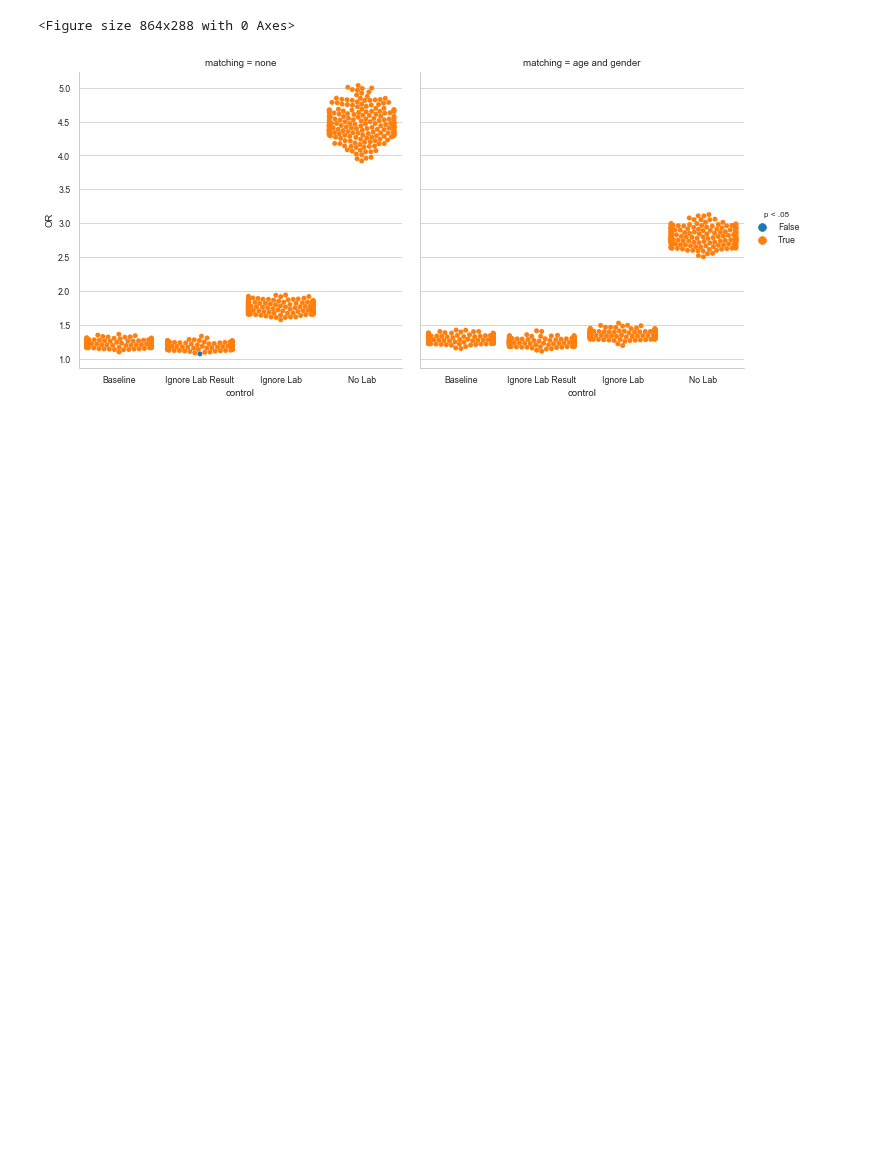
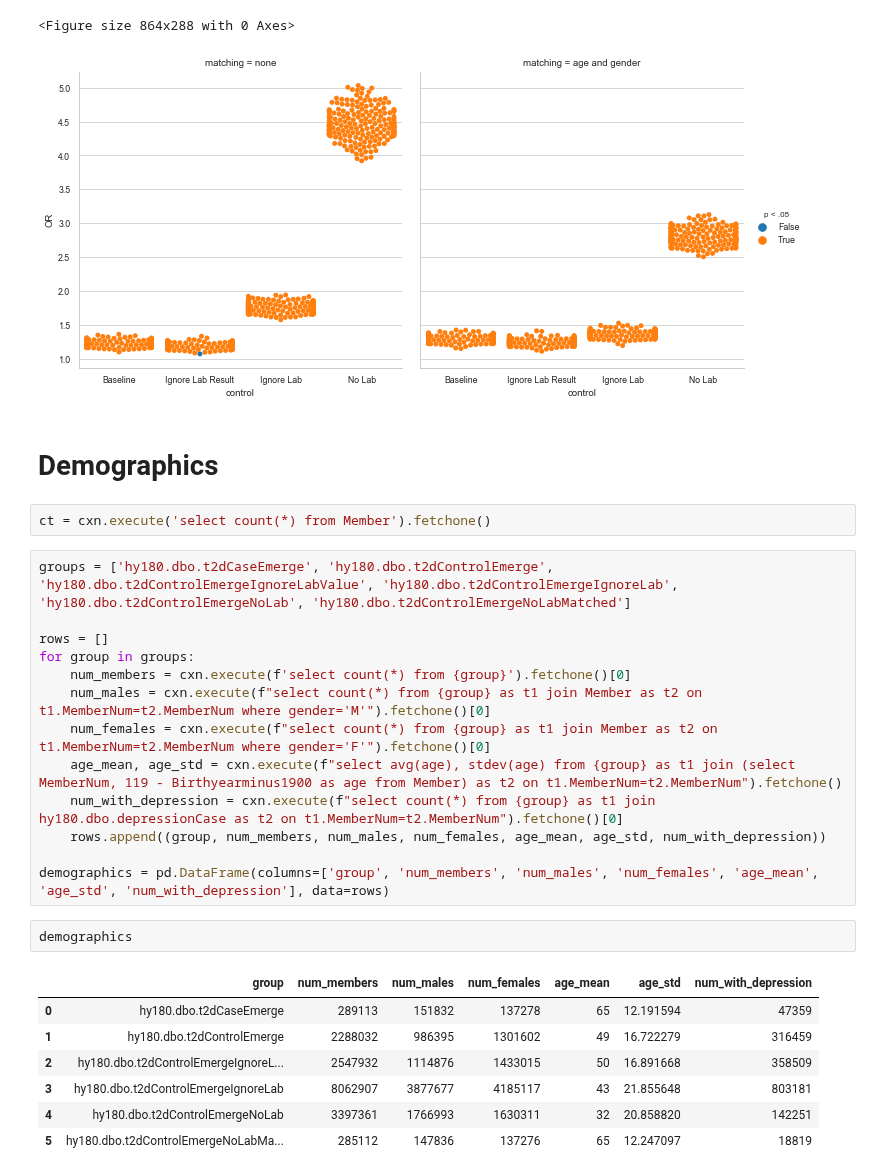
Before and after one commit to brettbj/association-robustness, a Jupyter notebook: Paper figs.ipynb, the cells around one changed output. Cells and saved outputs as stored; diff of their text form; blank space fills up the shorter version.

```diff
--- a/Paper figs.ipynb
+++ b/Paper figs.ipynb
@@ -154,3 +158,30 @@ ax.set_xticklabels(['Baseline', 'Ignore Lab Result', 'Ignore Lab', 'No Lab'], ha
 <seaborn.axisgrid.FacetGrid at 0x...>
 <Figure size 864x288 with 0 Axes>
 [figure]
+# %% [markdown]
+# Demographics
+# %%
+ct = cxn.execute('select count(*) from Member').fetchone()
+# %%
+groups = ['hy180.dbo.t2dCaseEmerge', 'hy180.dbo.t2dControlEmerge', 'hy180.dbo.t2dControlEmergeIgnoreLabValue', 'hy180.dbo.t2dControlEmergeIgnoreLab', 'hy180.dbo.t2dControlEmergeNoLab', 'hy180.dbo.t2dControlEmergeNoLabMatched']
+
+rows = []
+for group in groups:
+    num_members = cxn.execute(f'select count(*) from {group}').fetchone()[0]
+    num_males = cxn.execute(f"select count(*) from {group} as t1 join Member as t2 on t1.MemberNum=t2.MemberNum where gender='M'").fetchone()[0]
+    num_females = cxn.execute(f"select count(*) from {group} as t1 join Member as t2 on t1.MemberNum=t2.MemberNum where gender='F'").fetchone()[0]
+    age_mean, age_std = cxn.execute(f"select avg(age), stdev(age) from {group} as t1 join (select MemberNum, 119 - Birthyearminus1900 as age from Member) as t2 on t1.MemberNum=t2.MemberNum").fetchone()
+    num_with_depression = cxn.execute(f"select count(*) from {group} as t1 join hy180.dbo.depressionCase as t2 on t1.MemberNum=t2.MemberNum").fetchone()[0]
+    rows.append((group, num_members, num_males, num_females, age_mean, age_std, num_with_depression))
+
+demographics = pd.DataFrame(columns=['group', 'num_members', 'num_males', 'num_females', 'age_mean', 'age_std', 'num_with_depression'], data=rows)
+# %%
+demographics
+# %% [output]
+|  | group | num_members | num_males | num_females | age_mean | age_std | num_with_depression |
+| 0 | hy180.dbo.t2dCaseEmerge | 289113 | 151832 | 137278 | 65 | 12.191594 | 47359 |
+| 1 | hy180.dbo.t2dControlEmerge | 2288032 | 986395 | 1301602 | 49 | 16.722279 | 316459 |
+| 2 | hy180.dbo.t2dControlEmergeIgnoreL... | 2547932 | 1114876 | 1433015 | 50 | 16.891668 | 358509 |
+| 3 | hy180.dbo.t2dControlEmergeIgnoreLab | 8062907 | 3877677 | 4185117 | 43 | 21.855648 | 803181 |
+| 4 | hy180.dbo.t2dControlEmergeNoLab | 3397361 | 1766993 | 1630311 | 32 | 20.858820 | 142251 |
+| 5 | hy180.dbo.t2dControlEmergeNoLabMa... | 285112 | 147836 | 137276 | 65 | 12.247097 | 18819 |
```
Also changed, not shown: parts of 3 cells of this notebook.
